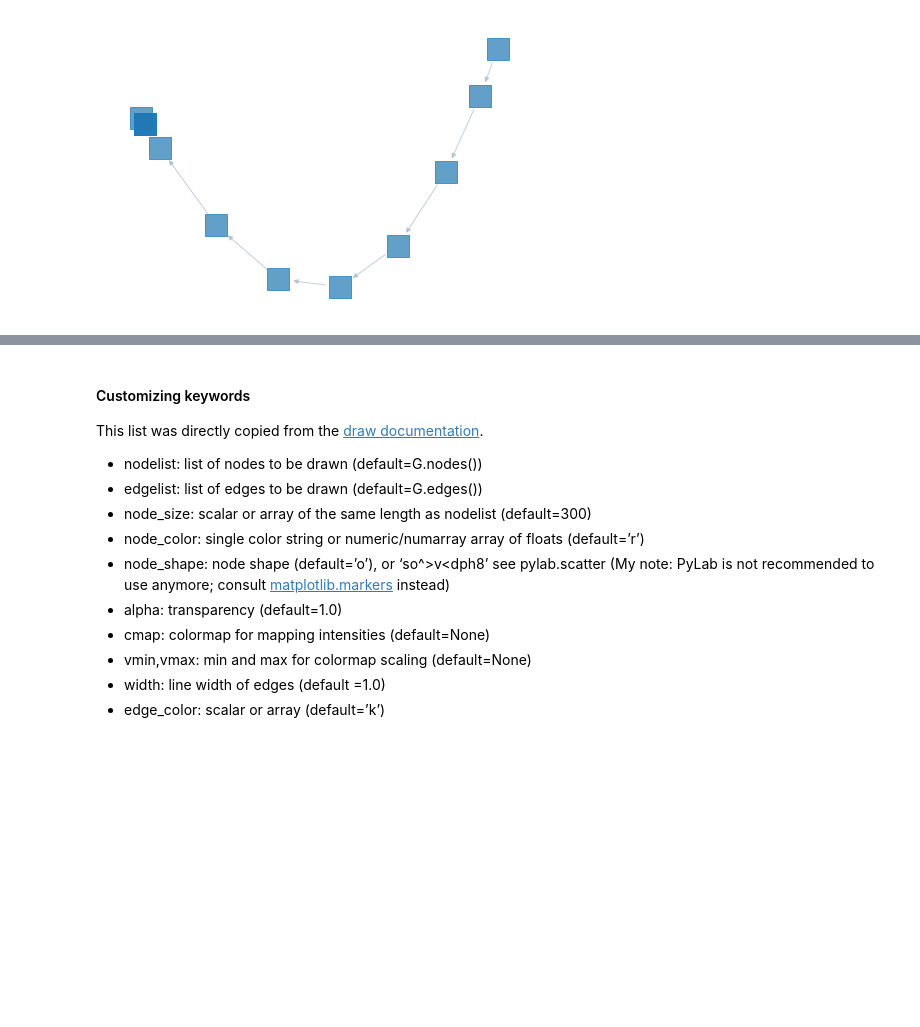
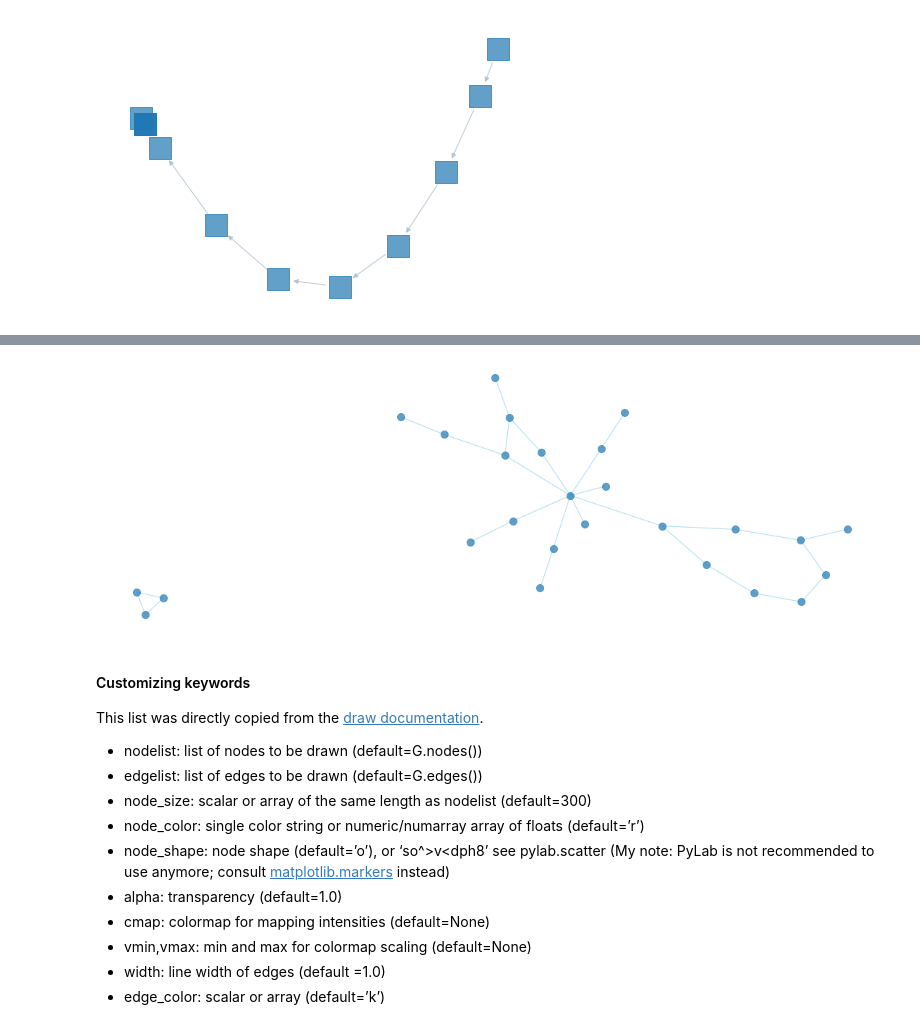
Before and after one commit to bronwencc/ML_practice, a Jupyter notebook: directed-graphs.ipynb, the cells around one changed output, grey strips where cells are left out. Drawn from its saved outputs; the diff is of its cells as text; code cells hidden in the pictures; blank space fills up the shorter version.

```diff
--- a/directed-graphs.ipynb
+++ b/directed-graphs.ipynb
@@ -143,3 +164,9 @@ nx.draw_spectral(dirG,node_size=450,alpha=0.7,edge_color="#aabbcc",node_shape="s
+# %%
+plt.figure(figsize=(15,5))
+nx.draw(newGraph,edge_color="skyblue",alpha=0.7,node_size=100)
+plt.savefig("images/blue-network.jpg")
+# %% [output]
+[figure, added]
 # %% [markdown]
 #### Customizing keywords
 This list was directly copied from the [draw documentation](https://networkx.org/documentation/networkx-1.0/reference/generated/networkx.draw.html#networkx.draw).
```
Also changed, not shown: parts of 5 cells of this notebook, 1 other file.
